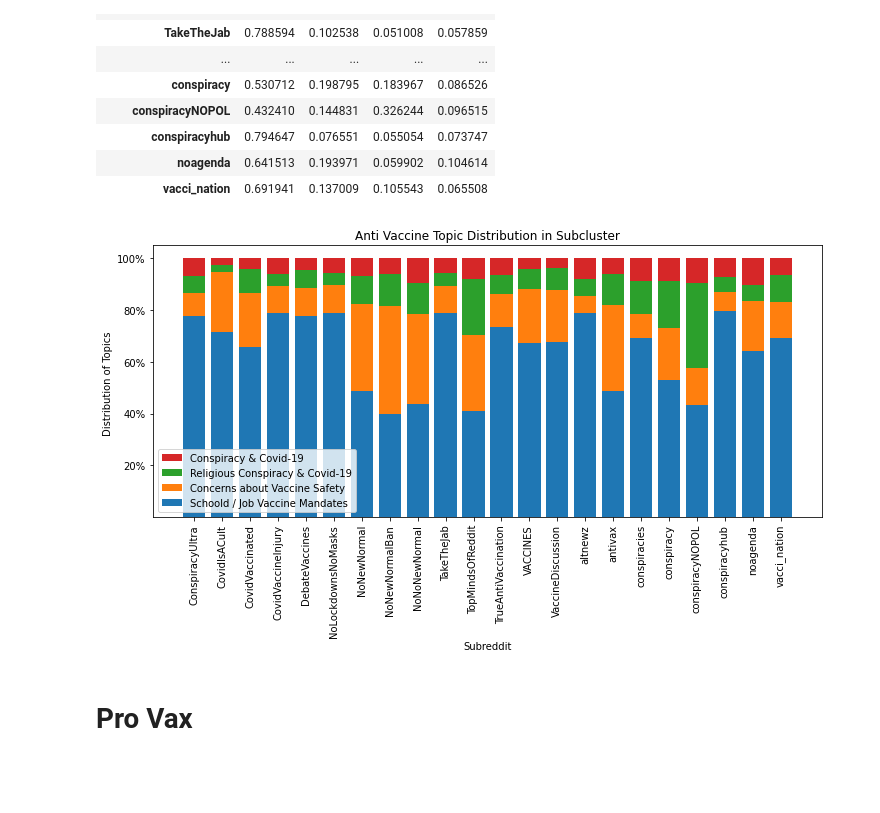
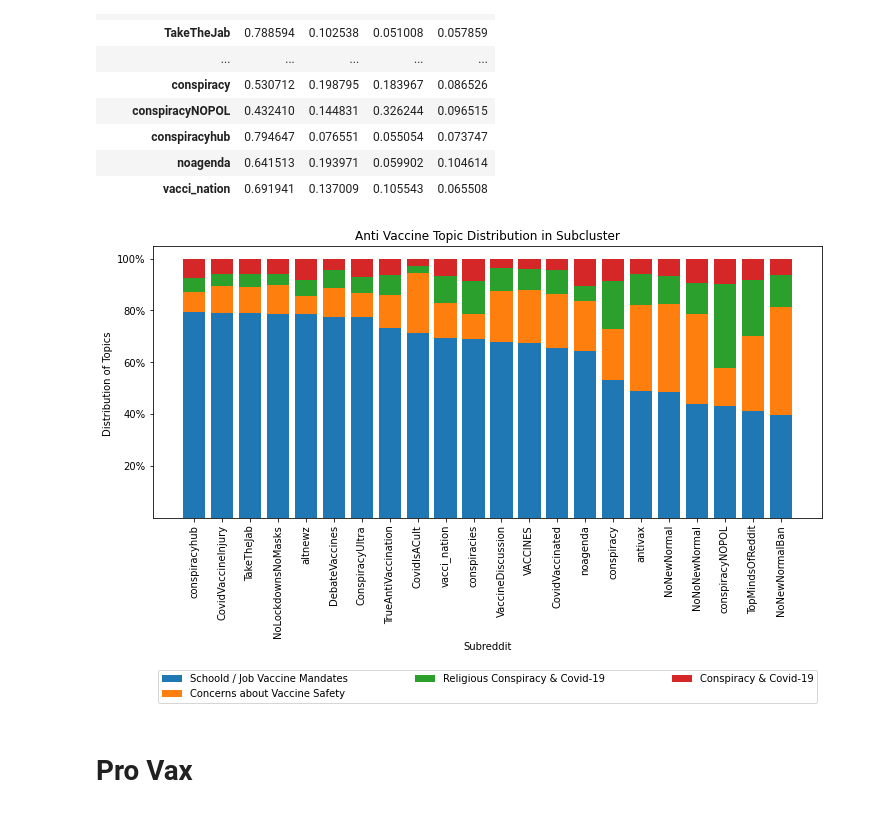
Before and after one commit to jvschlierf/networkthesis, a Jupyter notebook: analysis/topic_model_vis.ipynb, the cells around one changed output. Cells and saved outputs as stored; diff of their text form; code cells hidden in the pictures; blank space fills up the shorter version.

Commit message:
plots for presentation

```diff
--- a/analysis/topic_model_vis.ipynb
+++ b/analysis/topic_model_vis.ipynb
@@ -130,33 +130,36 @@ a_sr_s
 | conspiracyhub | 0.794647 | 0.076551 | 0.055054 | 0.073747 |
 | noagenda | 0.641513 | 0.193971 | 0.059902 | 0.104614 |
 | vacci_nation | 0.691941 | 0.137009 | 0.105543 | 0.065508 |
+# %%
+a_sr_s= a_sr_s.sort_values(by=['topic_0'], ascending=False)
 # %%
 import matplotlib.pyplot as plt
 # %%
 def addlabels(x,y,offset=0):
     for i in range(len(x)):
         plt.text((i+ offset), (y[i] + 250), "{:,}".format(int(y[i])), ha = 'center', rotation = 0)
 
 subs = a_sr_s.index.values
 fig, ax = plt.subplots(figsize = (12, 5))
 ax.bar(a_sr_s.index, a_sr_s['topic_0'], label='Schoold / Job Vaccine Mandates')
 ax.bar(a_sr_s.index, a_sr_s['topic_1'], bottom=a_sr_s['topic_0'],
        label='Concerns about Vaccine Safety')
 ax.bar(a_sr_s.index, a_sr_s['topic_2'], bottom=( a_sr_s['topic_0']+a_sr_s['topic_1']),
        label='Religious Conspiracy & Covid-19')
 ax.bar(a_sr_s.index, a_sr_s['topic_3'], bottom=( a_sr_s['topic_0']+a_sr_s['topic_1'] + a_sr_s['topic_2']),
        label='Conspiracy & Covid-19')
 handles, labels = ax.get_legend_handles_labels()
 ax.legend(handles[::-1], labels[::-1])
 plt.title("Anti Vaccine Topic Distribution in Subcluster")
 
 plt.ylabel("Distribution of Topics ")
 plt.yticks(ticks=[0.2, 0.4, 0.6, 0.8, 1], labels=["20%", "40%", "60%", "80%", "100%"])
 plt.xlabel("Subreddit")
 plt.xticks(rotation=90)
+plt.legend(bbox_to_anchor=(-0. , -.7, 1, 8), loc="lower left", mode="expand", ncol=3)
 plt.savefig('../../Visualizations/RQ2/A_topics_distr.png', dpi=600, bbox_inches='tight')
 # %% [output]
-[figure, old version]
+[figure, new version]
 # %% [markdown]
 # Pro Vax
 # %% [markdown]
```
Also changed, not shown: parts of 4 cells of this notebook, 1 other file.
